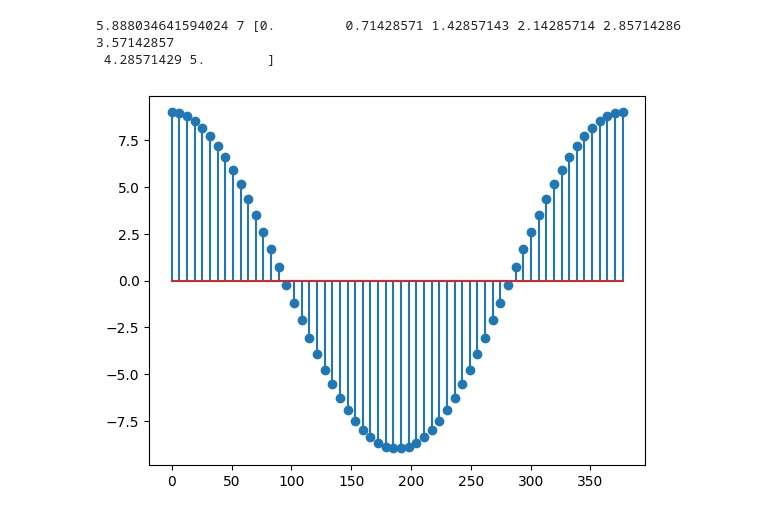
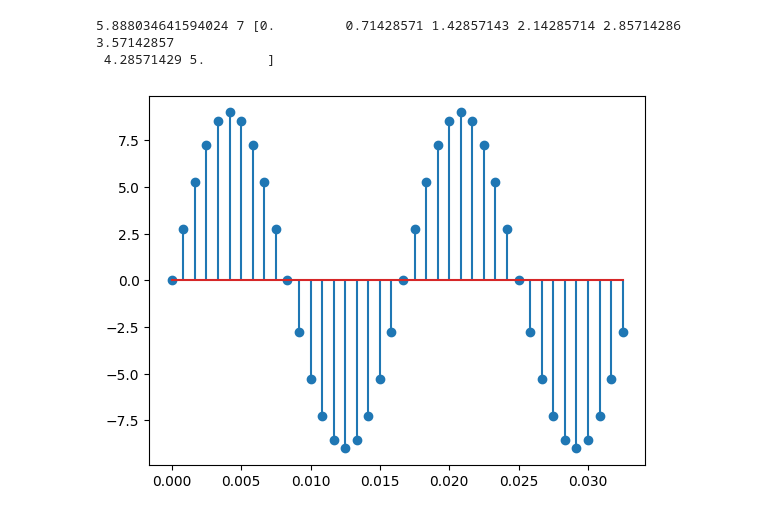
Before and after one commit to Locojuan9/se-ales_y_sistemas, a Jupyter notebook: 1_IntroduccionSyS/1_IntroNumpy_SyS.ipynb, the cells around one changed output. Saved outputs shown, nothing was run; the diff lists cells and outputs as text; code cells hidden in the pictures.

```diff
--- a/1_IntroduccionSyS/1_IntroNumpy_SyS.ipynb
+++ b/1_IntroduccionSyS/1_IntroNumpy_SyS.ipynb
@@ -378,14 +378,20 @@ print(y[50],ind[50],ve) # para y[50] = 0.58, el estado más cercano en ve es el
 5.888034641594024 7 [0.         0.71428571 1.42857143 2.14285714 2.85714286 3.57142857
  4.28571429 5.        ]
 # %%
-tv = np.linspace(0, 2*np.pi*60, 60)
-y = 120 * np.cos(tv)
-yd = 9 * np.cos(tv)
+Fo = 60
+To = 1/Fo
+A = 120
+Fs = 20*Fo
+Ts = 1/Fs
+
+tv = np.arange(0, 2*To, Ts)
+y = A * np.sin(2*np.pi*Fo*tv)
+yd = 9 * np.sin(2*np.pi*Fo*tv)
 
 plt.stem(tv, yd)
 plt.show()
 # %% [output]
-[figure, old version]
+[figure, new version]
 # %%
 def slope_offset(x: any, ymin: float, ymax: float):
     xmax = max(x)
```
Also changed, not shown: parts of 3 cells of this notebook.
